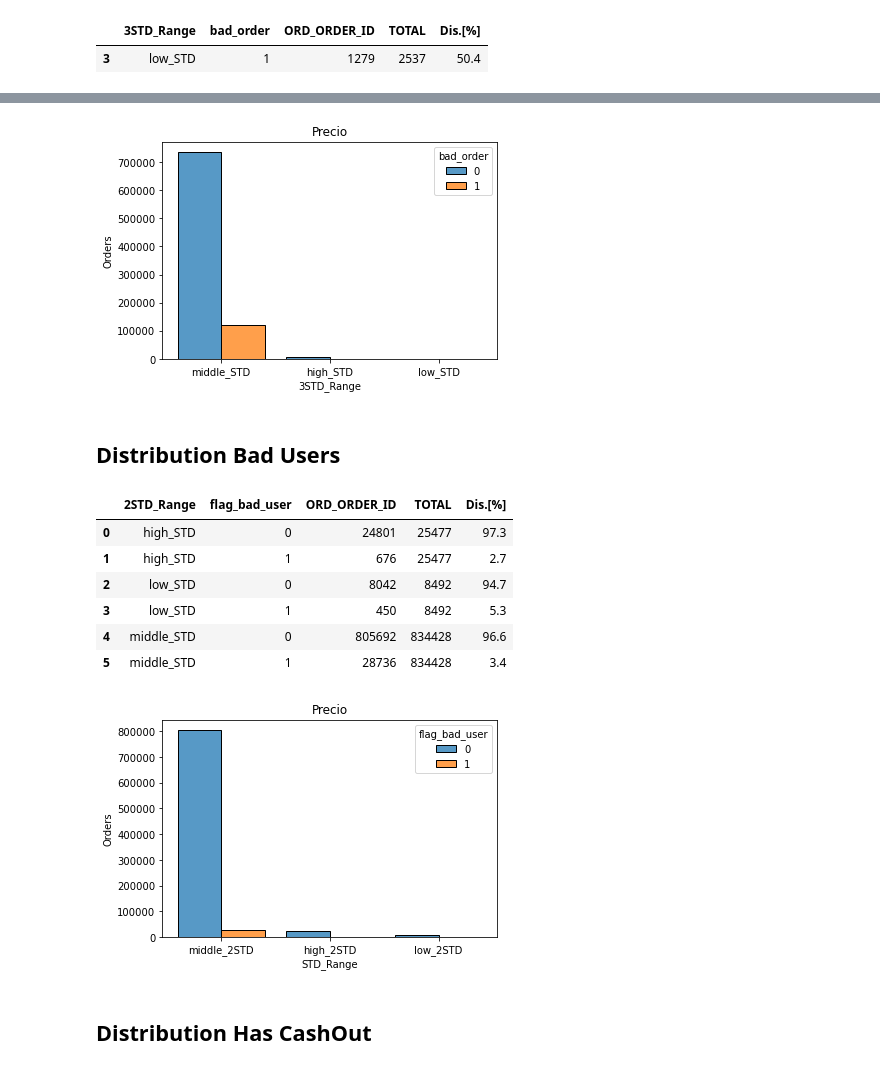
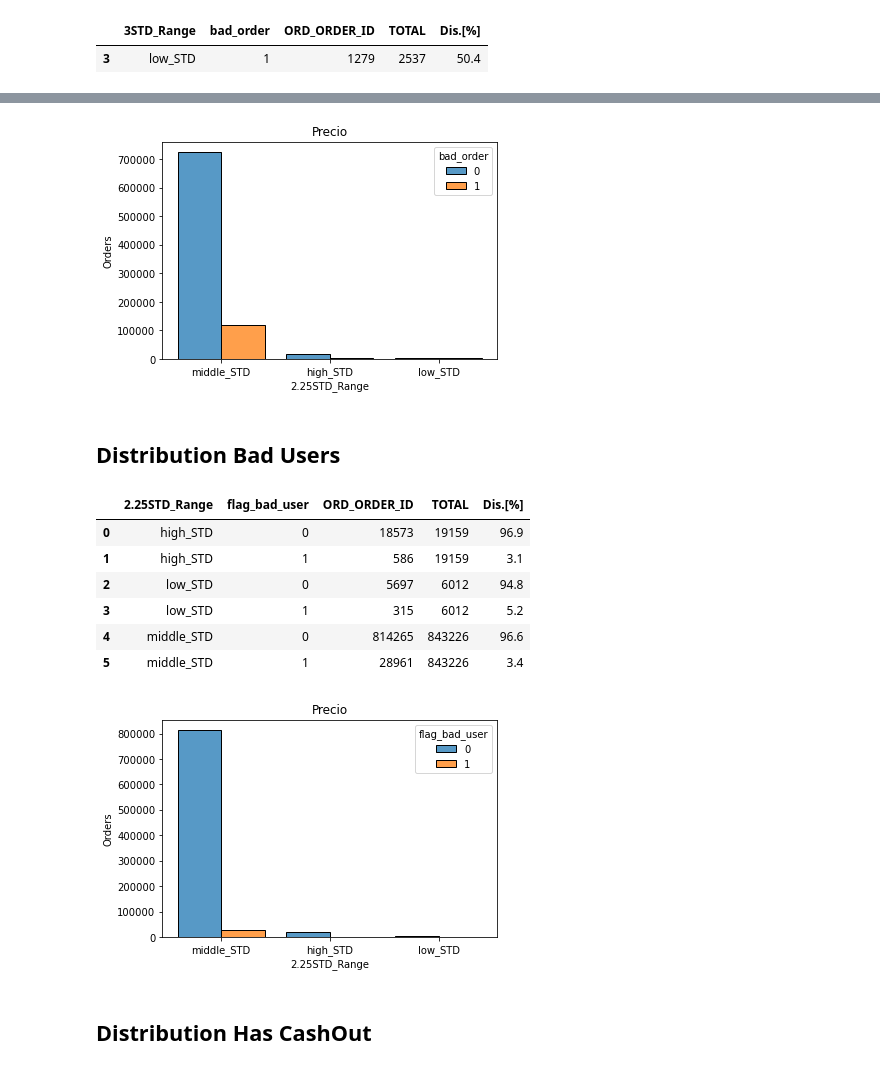
Before and after one commit to jucamuyrano/Publications-price-distribution, a Jupyter notebook: Publications.ipynb, the cells around one changed output, grey strips where cells are left out. Drawn from its saved outputs; the diff is of its cells as text; code cells hidden in the pictures.

```diff
--- a/Publications.ipynb
+++ b/Publications.ipynb
@@ -814,0 +816,2 @@ ds_3
+# %%
+df_1=df_s[['2.25STD_Range','bad_order','ORD_ORDER_ID']]
@@ -815,13 +843,13 @@ ds_3
 # %%
 sns.histplot(
             data=df_1,
-            x="3STD_Range",
+            x="2.25STD_Range",
             hue="bad_order",
             multiple="dodge",
             shrink=.8
             ).set(title='Precio',ylabel='Orders');
 # %% [output]
-[figure, old version]
+[figure, new version]
 # %% [markdown]
 ## Distribution Bad Users
 # %%
@@ -829,38 +857,38 @@ df_1=df_s[['STD_Range','flag_bad_user','ORD_ORDER_ID']]
 # %%
-gb1=df_1.groupby(['STD_Range','flag_bad_user']).count()
+gb1=df_1.groupby(['2.25STD_Range','flag_bad_user']).count()
 gb1=gb1.reset_index()
 
-gb2=gb1[['STD_Range','ORD_ORDER_ID']].groupby(['STD_Range']).sum()
+gb2=gb1[['2.25STD_Range','ORD_ORDER_ID']].groupby(['2.25STD_Range']).sum()
 gb2=gb2.reset_index()
 gb2['TOTAL']=gb2['ORD_ORDER_ID']
-gb2=gb2[['2STD_Range','TOTAL']]
+gb2=gb2[['2.25STD_Range','TOTAL']]
 
 gb3 = pd.merge(left = gb1, right = gb2,
                 how = 'inner',
-                left_on='STD_Range', right_on='STD_Range')
+                left_on='2.25STD_Range', right_on='2.25STD_Range')
 
 gb3['Dis.[%]']=(gb3['ORD_ORDER_ID']/gb3['TOTAL'])*100
 gb3['Dis.[%]']=gb3['Dis.[%]'].round(decimals=1)
 
 gb3
 # %% [output]
-|  | 2STD_Range | flag_bad_user | ORD_ORDER_ID | TOTAL | Dis.[%] |
-| 0 | high_STD | 0 | 24801 | 25477 | 97.3 |
-| 1 | high_STD | 1 | 676 | 25477 | 2.7 |
-| 2 | low_STD | 0 | 8042 | 8492 | 94.7 |
-| 3 | low_STD | 1 | 450 | 8492 | 5.3 |
-| 4 | middle_STD | 0 | 805692 | 834428 | 96.6 |
-| 5 | middle_STD | 1 | 28736 | 834428 | 3.4 |
+|  | 2.25STD_Range | flag_bad_user | ORD_ORDER_ID | TOTAL | Dis.[%] |
+| 0 | high_STD | 0 | 18573 | 19159 | 96.9 |
+| 1 | high_STD | 1 | 586 | 19159 | 3.1 |
+| 2 | low_STD | 0 | 5697 | 6012 | 94.8 |
+| 3 | low_STD | 1 | 315 | 6012 | 5.2 |
+| 4 | middle_STD | 0 | 814265 | 843226 | 96.6 |
+| 5 | middle_STD | 1 | 28961 | 843226 | 3.4 |
 # %%
 sns.histplot(
             data=df_1,
-            x="STD_Range",
+            x="2.25STD_Range",
             hue="flag_bad_user",
             multiple="dodge",
             shrink=.8
             ).set(title='Precio',ylabel='Orders');
 # %% [output]
-[figure, old version]
+[figure, new version]
 # %% [markdown]
 ## Distribution Has CashOut
 # %%
```
Also changed, not shown: parts of 24 cells of this notebook.
